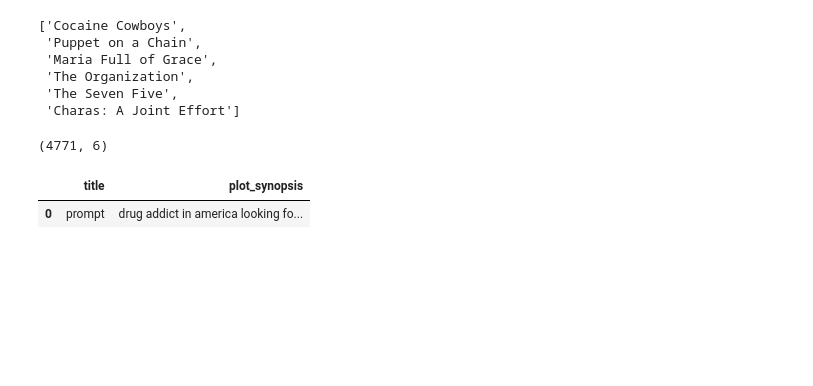
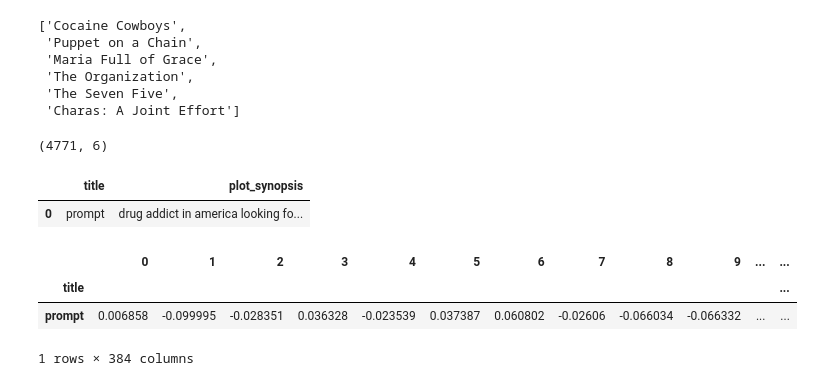
Before and after one commit to rossnorman11/movie_recommendation_GPT, a Jupyter notebook: notebooks/Transformer_encoder_edited_p.ipynb, the cells around one changed output. Cells and saved outputs as stored; diff of their text form; code cells hidden in the pictures; blank space fills up the shorter version.

```diff
--- a/notebooks/Transformer_encoder_edited_p.ipynb
+++ b/notebooks/Transformer_encoder_edited_p.ipynb
@@ -238,3 +254,10 @@ prompt_df
 # %% [output]
 |  | title | plot_synopsis |
 | 0 | prompt | drug addict in america looking fo... |
+# %%
+mini_lm_encode(prompt_df)
+# %% [output]
+|  | 0 | 1 | 2 | 3 | 4 | 5 | 6 | 7 | 8 | 9 | ... | ... |
+| title |  |  |  |  |  |  |  |  |  |  |  | ... |
+| prompt | 0.006858 | -0.099995 | -0.028351 | 0.036328 | -0.023539 | 0.037387 | 0.060802 | -0.02606 | -0.066034 | -0.066332 | ... | ... |
+1 rows × 384 columns
```
Also changed, not shown: parts of 5 cells of this notebook, 5 other files.
